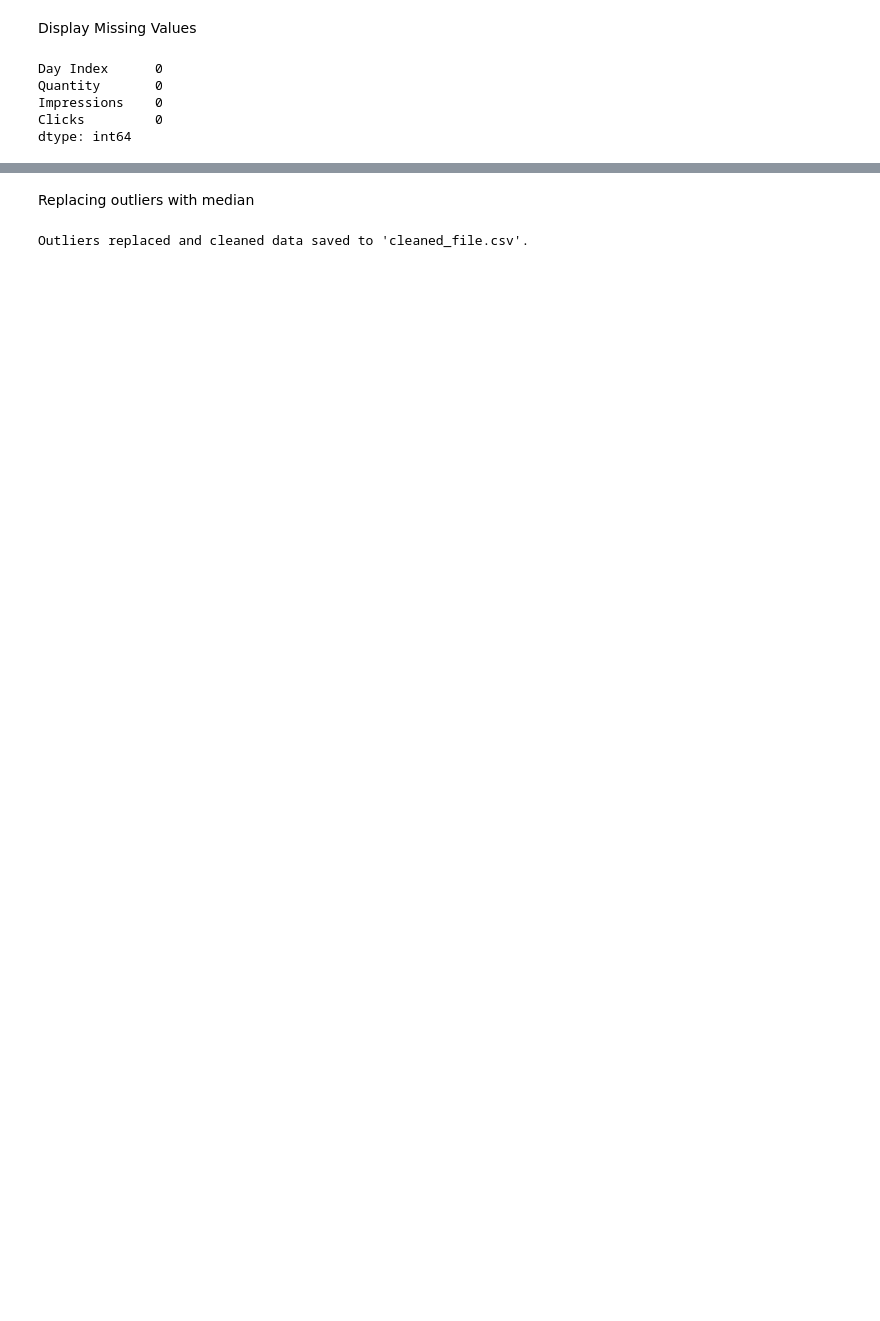
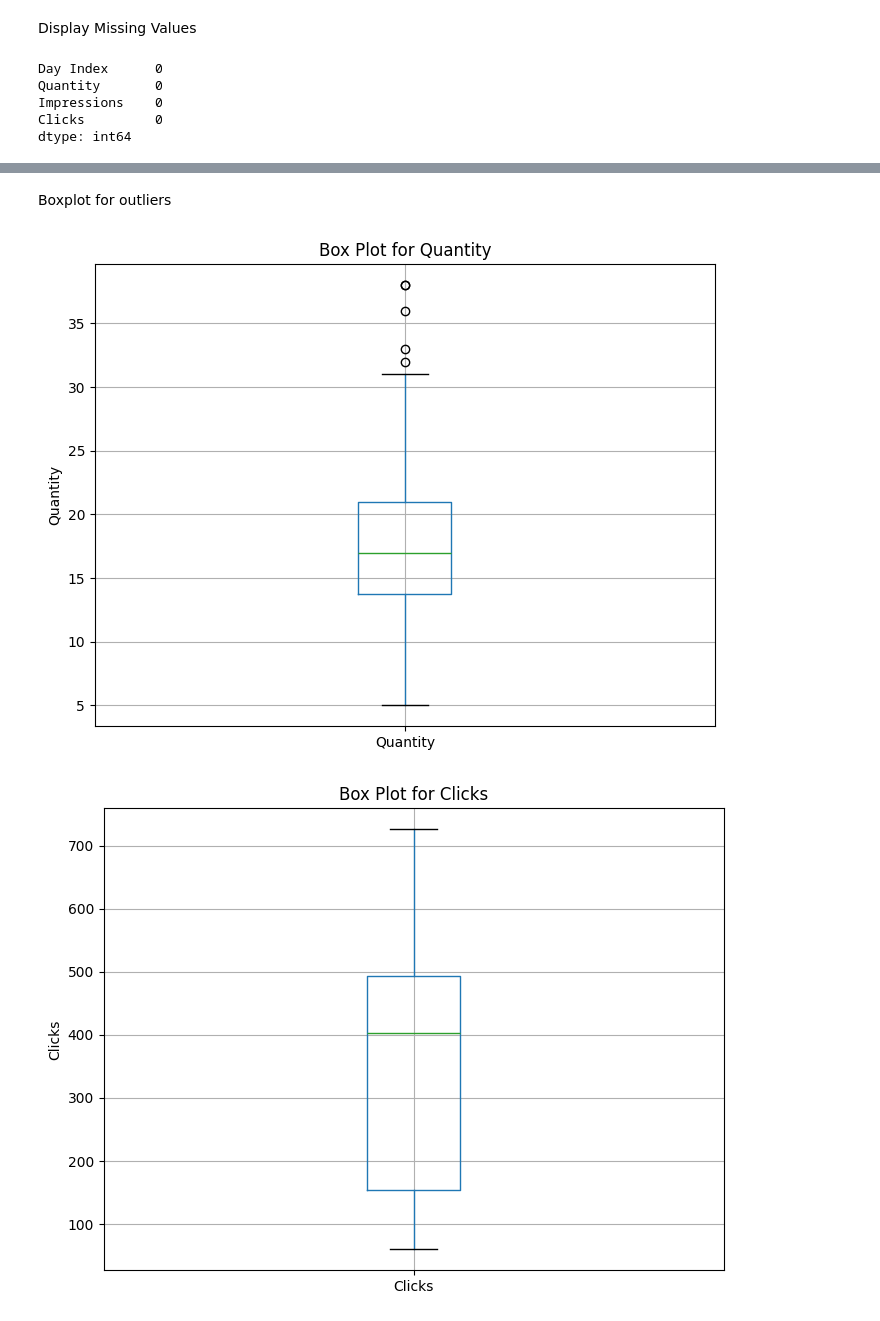
Before and after one commit to UdaySankarDe/UdaySankar-Infosys-Nov24, a Jupyter notebook: FutureCart.ipynb, the cells around one changed output, grey strips where cells are left out. Drawn from its saved outputs; the diff is of its cells as text; code cells hidden in the pictures; blank space fills up the shorter version.

```diff
--- a/FutureCart.ipynb
+++ b/FutureCart.ipynb
@@ -180,27 +158,29 @@ Index: []
-# %% [markdown]
-Replacing outliers with median
-# %%
-import pandas as pd
-import numpy as np
-data= pd.read_csv('merged_file.csv')
-
-# Function to replace outliers with median
-def replace_outliers(data, threshold=3):
-    numeric_columns = data.select_dtypes(include=[np.number]).columns
-    for col in numeric_columns:
-        mean = data[col].mean()
-        std = data[col].std()
-        outliers = (data[col] - mean).abs() > threshold * std
-        median = data[col].median()
-        data.loc[outliers, col] = median
-    return data
-
-# Replace outliers in the dataset
-data_cleaned = replace_outliers(data)
-
-# Save the cleaned dataset to a new CSV file
-data_cleaned.to_csv('cleaned_file.csv', index=False)
-
-print("Outliers replaced and cleaned data saved to 'cleaned_file.csv'.")
-# %% [output]
-Outliers replaced and cleaned data saved to 'cleaned_file.csv'.
+# %% [markdown]
+Boxplot for outliers
+# %%
+import pandas as pd
+import matplotlib.pyplot as plt
+
+# Box plot for Quantity
+plt.figure(figsize=(8, 6))
+data.boxplot(column='Quantity')
+plt.title('Box Plot for Quantity')
+plt.ylabel('Quantity')
+plt.show()
+
+# Box plot for Clicks
+plt.figure(figsize=(8, 6))
+data.boxplot(column='Clicks')
+plt.title('Box Plot for Clicks')
+plt.ylabel('Clicks')
+plt.show()
+
+# Box plot for Impressions
+plt.figure(figsize=(8, 6))
+data.boxplot(column='Impressions')
+plt.title('Box Plot for Impressions')
+plt.ylabel('Impressions')
+plt.show()
+# %% [output]
+[figure, added]
+[figure, added]
```
Also changed, not shown: parts of 44 cells of this notebook.
